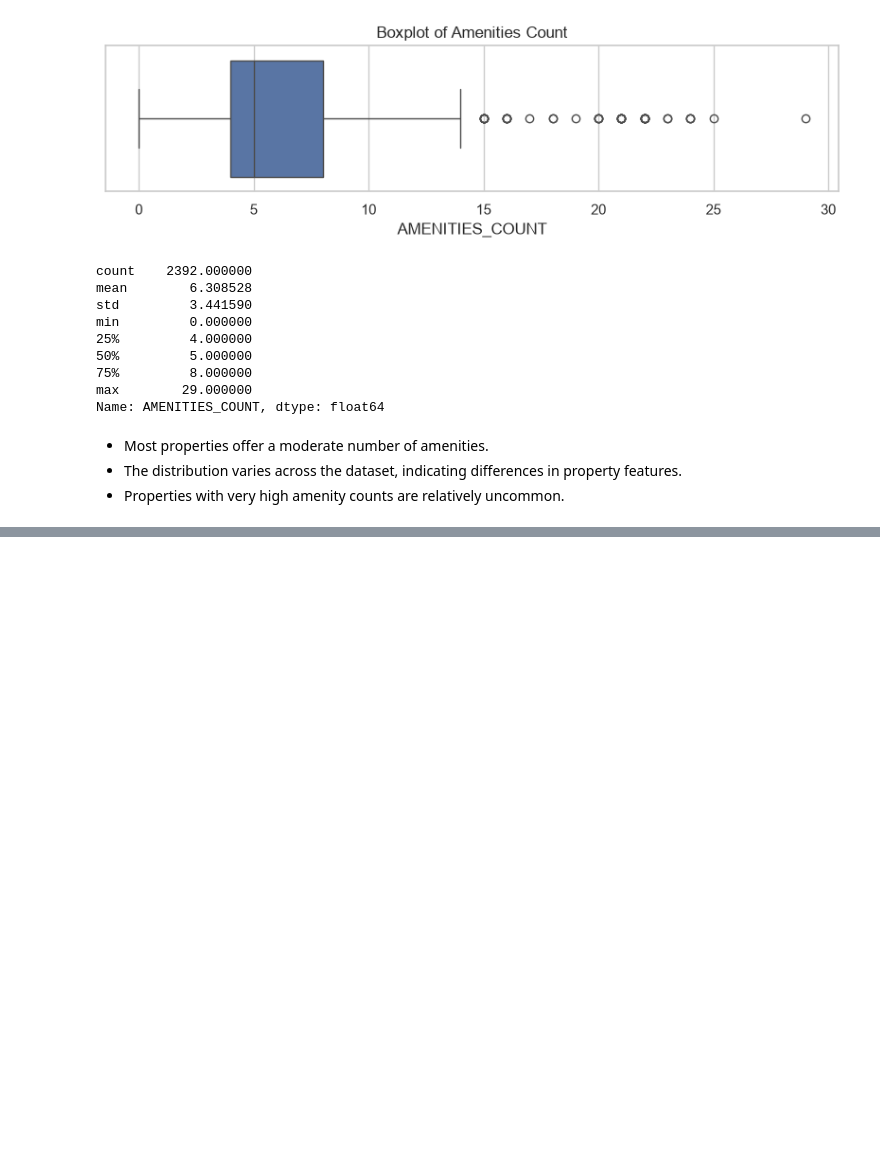
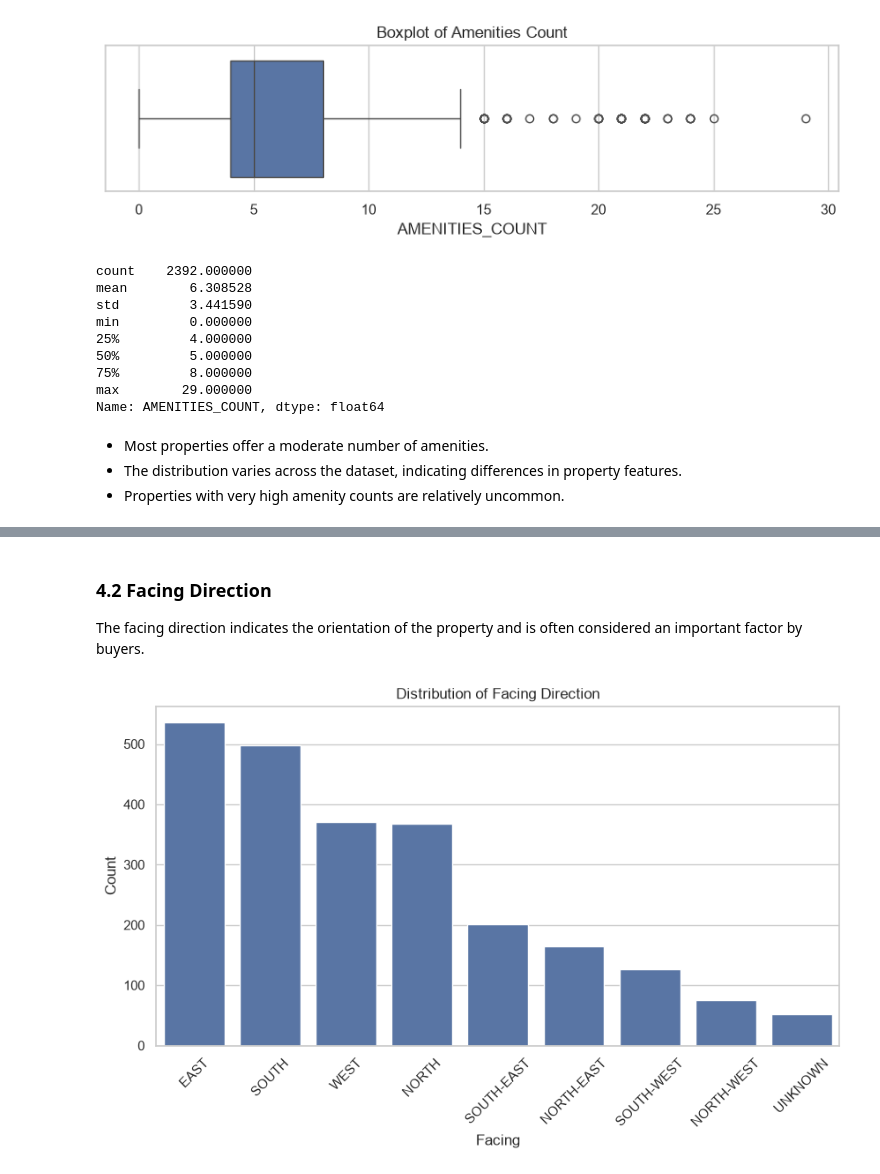
Before and after one commit to ishan2021/House-Price-Prediction-ML-Project, a Jupyter notebook: notebooks/03_EDA.ipynb, the cells around one changed output, grey strips where cells are left out. Drawn from its saved outputs; the diff is of its cells as text; code cells hidden in the pictures; blank space fills up the shorter version.

```diff
--- a/notebooks/03_EDA.ipynb
+++ b/notebooks/03_EDA.ipynb
@@ -522,0 +547,22 @@ Name: AMENITIES_COUNT, dtype: float64
+# %% [markdown]
+### 4.2 Facing Direction
+
+The facing direction indicates the orientation of the property and is often considered an important factor by buyers.
+# %%
+plt.figure(figsize=(10,5))
+
+sns.countplot(
+    data=df,
+    x="FACING",
+    order=df["FACING"].value_counts().index
+)
+
+plt.xticks(rotation=45)
+
+plt.title("Distribution of Facing Direction")
+plt.xlabel("Facing")
+plt.ylabel("Count")
+
+plt.show()
+# %% [output]
+[figure, added]
```
Also changed, not shown: parts of 20 cells of this notebook.
